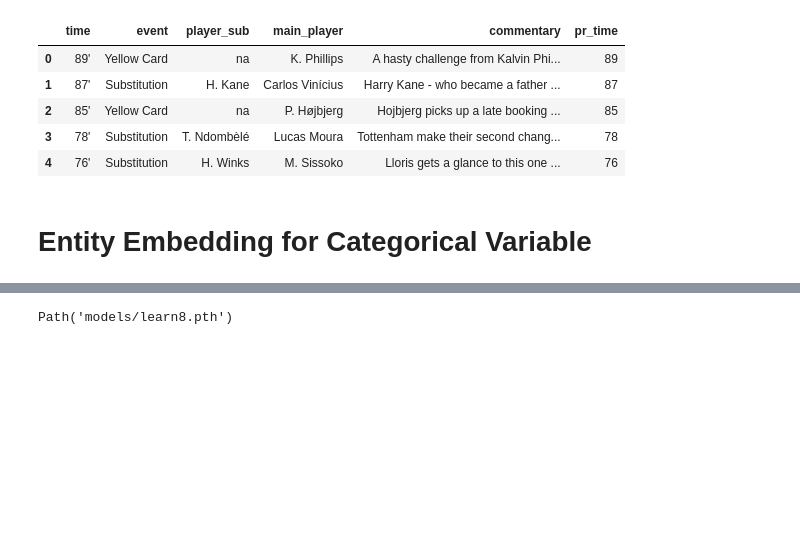
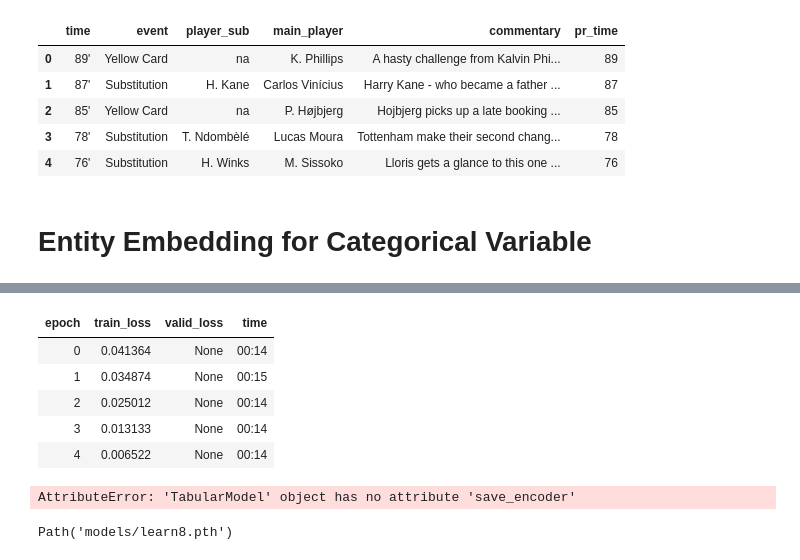
Before and after one commit to rohitgang/EBCG, a Jupyter notebook: model.ipynb, the cells around one changed output, grey strips where cells are left out. Drawn from its saved outputs; the diff is of its cells as text; code cells hidden in the pictures; blank space fills up the shorter version.

```diff
--- a/model.ipynb
+++ b/model.ipynb
@@ -106,3 +109,17 @@ learn.fit_one_cycle(8, 5e-4)
+# %%
+learn.unfreeze()
+learn.fit_one_cycle(5, 1e-3)
+# %% [output]
+| epoch | train_loss | valid_loss | time |
+| 0 | 0.041364 | None | 00:14 |
+| 1 | 0.034874 | None | 00:15 |
+| 2 | 0.025012 | None | 00:14 |
+| 3 | 0.013133 | None | 00:14 |
+| 4 | 0.006522 | None | 00:14 |
+# %%
+learn.save_encoder('encoder')
+# %% [output]
+AttributeError: 'TabularModel' object has no attribute 'save_encoder'
 # %%
 learn.save('learn8')
 # %% [output]
```
Also changed, not shown: parts of 42 cells of this notebook.
